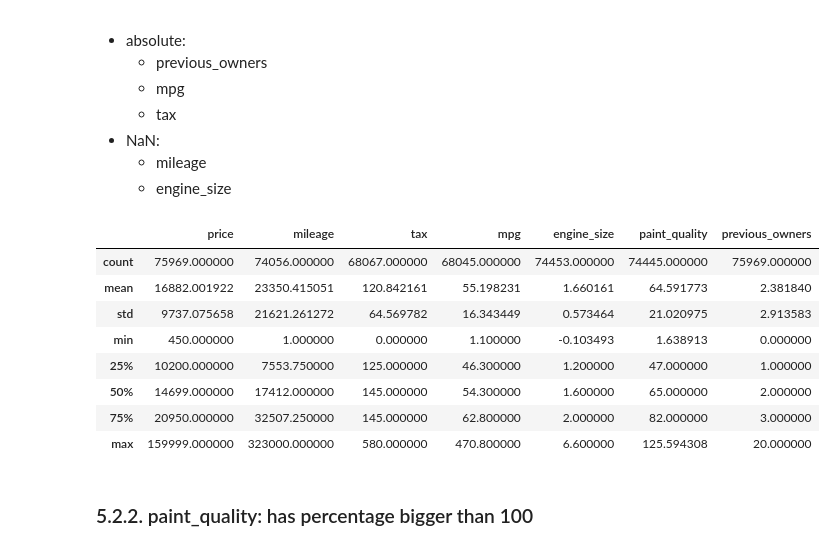
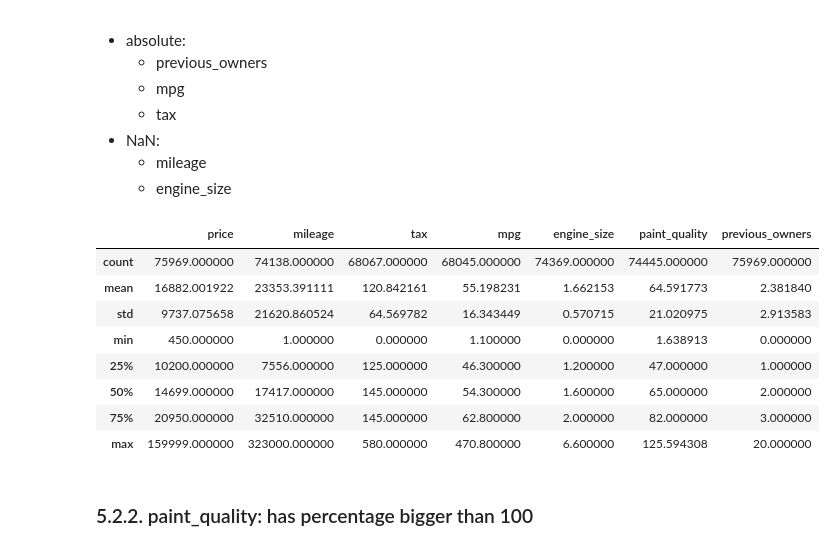
Before and after one commit to TheFriendlyTwin/Group14-Cars4You-Project, a Jupyter notebook: todo_28.10.ipynb, the cells around one changed output. Drawn from its saved outputs; the diff is of its cells as text; code cells hidden in the pictures.

```diff
--- a/todo_28.10.ipynb
+++ b/todo_28.10.ipynb
@@ -888,20 +877,31 @@ After looking at the data we chose to do:
   - NaN:
      - mileage
      - engine_size
+# %%
+def replace_negatives(df):
+    """ This function receives a car's DataFrame and replaces the negative values of
+    previous_owners, mpg and tax with the absolute value.
+    And for mileage and engine size with replaces with nan value."""
+
+    df[['previous_owners', 'mpg', 'tax']] = df[['previous_owners', 'mpg', 'tax']].apply(abs)
+    df.loc[df.mileage < 0, 'mileage'] = np.nan
+    df.loc[df.engine_size < 0, 'engine_size'] = np.nan
 # %%
-train_data[['previous_owners', 'mpg', 'tax']] = train_data[['previous_owners', 'mpg', 'tax']].apply(abs)
-train_data.loc[train_data.mileage < 0, 'mileage'] = np.nan
-train_data.loc[train_data.engine_size < 0, 'mileage'] = np.nan
+#train_data[['previous_owners', 'mpg', 'tax']] = train_data[['previous_owners', 'mpg', 'tax']].apply(abs)
+#train_data.loc[train_data.mileage < 0, 'mileage'] = np.nan
+#train_data.loc[train_data.engine_size < 0, 'engine_size'] = np.nan
+
+replace_negatives(train_data)
 train_data.describe()
 # %% [output]
 |  | price | mileage | tax | mpg | engine_size | paint_quality | previous_owners |
-| count | 75969.000000 | 74056.000000 | 68067.000000 | 68045.000000 | 74453.000000 | 74445.000000 | 75969.000000 |
-| mean | 16882.001922 | 23350.415051 | 120.842161 | 55.198231 | 1.660161 | 64.591773 | 2.381840 |
-| std | 9737.075658 | 21621.261272 | 64.569782 | 16.343449 | 0.573464 | 21.020975 | 2.913583 |
-| min | 450.000000 | 1.000000 | 0.000000 | 1.100000 | -0.103493 | 1.638913 | 0.000000 |
-| 25% | 10200.000000 | 7553.750000 | 125.000000 | 46.300000 | 1.200000 | 47.000000 | 1.000000 |
-| 50% | 14699.000000 | 17412.000000 | 145.000000 | 54.300000 | 1.600000 | 65.000000 | 2.000000 |
-| 75% | 20950.000000 | 32507.250000 | 145.000000 | 62.800000 | 2.000000 | 82.000000 | 3.000000 |
+| count | 75969.000000 | 74138.000000 | 68067.000000 | 68045.000000 | 74369.000000 | 74445.000000 | 75969.000000 |
+| mean | 16882.001922 | 23353.391111 | 120.842161 | 55.198231 | 1.662153 | 64.591773 | 2.381840 |
+| std | 9737.075658 | 21620.860524 | 64.569782 | 16.343449 | 0.570715 | 21.020975 | 2.913583 |
+| min | 450.000000 | 1.000000 | 0.000000 | 1.100000 | 0.000000 | 1.638913 | 0.000000 |
+| 25% | 10200.000000 | 7556.000000 | 125.000000 | 46.300000 | 1.200000 | 47.000000 | 1.000000 |
+| 50% | 14699.000000 | 17417.000000 | 145.000000 | 54.300000 | 1.600000 | 65.000000 | 2.000000 |
+| 75% | 20950.000000 | 32510.000000 | 145.000000 | 62.800000 | 2.000000 | 82.000000 | 3.000000 |
 | max | 159999.000000 | 323000.000000 | 580.000000 | 470.800000 | 6.600000 | 125.594308 | 20.000000 |
 # %% [markdown]
 ### 5.2.2. paint_quality: has percentage bigger than 100
```
Also changed, not shown: parts of 28 cells of this notebook.
